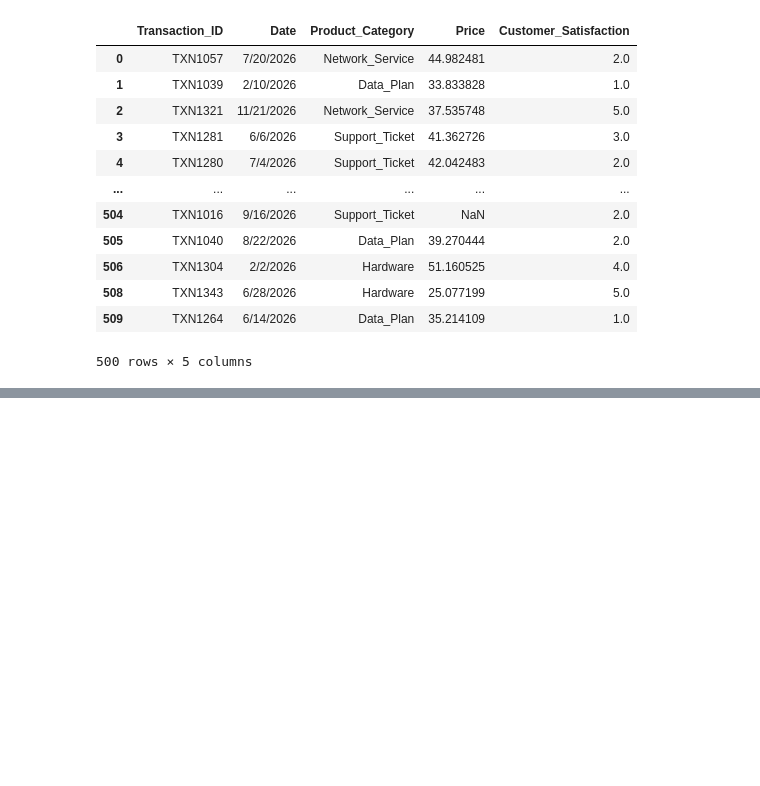
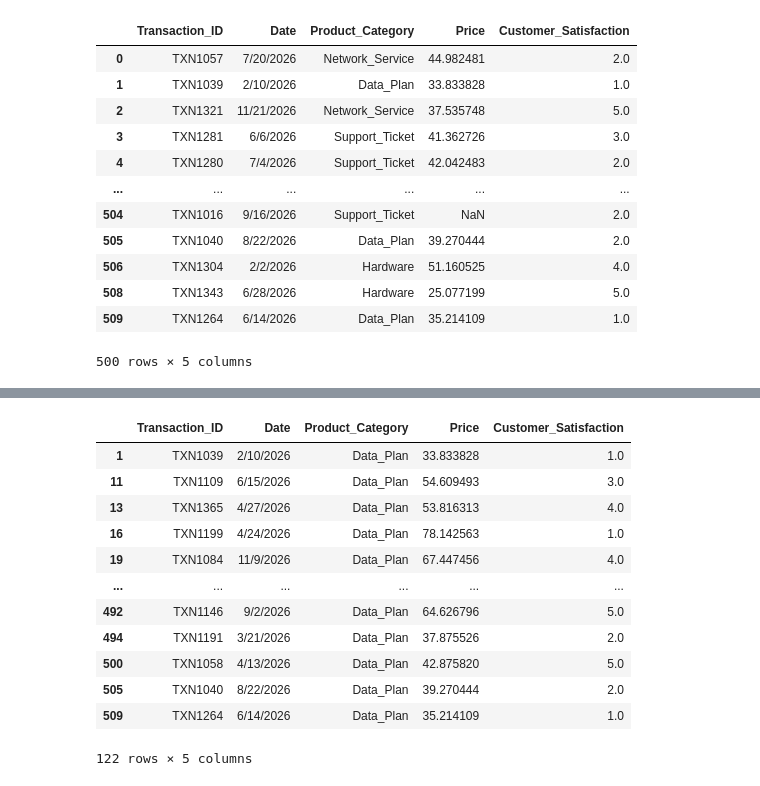
Before and after one commit to Jayeshvadje/Ml_Learning, a Jupyter notebook: Week3_Feature_Engineering/Data Preprocessing.ipynb, the cells around one changed output, grey strips where cells are left out. Drawn from its saved outputs; the diff is of its cells as text; code cells hidden in the pictures; blank space fills up the shorter version.

```diff
--- a/Week3_Feature_Engineering/Data Preprocessing.ipynb
+++ b/Week3_Feature_Engineering/Data Preprocessing.ipynb
@@ -116,0 +164,16 @@ df
+# %%
+df[df["Product_Category"]=="Data_Plan"]
+# %% [output]
+|  | Transaction_ID | Date | Product_Category | Price | Customer_Satisfaction |
+| 1 | TXN1039 | 2/10/2026 | Data_Plan | 33.833828 | 1.0 |
+| 11 | TXN1109 | 6/15/2026 | Data_Plan | 54.609493 | 3.0 |
+| 13 | TXN1365 | 4/27/2026 | Data_Plan | 53.816313 | 4.0 |
+| 16 | TXN1199 | 4/24/2026 | Data_Plan | 78.142563 | 1.0 |
+| 19 | TXN1084 | 11/9/2026 | Data_Plan | 67.447456 | 4.0 |
+| ... | ... | ... | ... | ... | ... |
+| 492 | TXN1146 | 9/2/2026 | Data_Plan | 64.626796 | 5.0 |
+| 494 | TXN1191 | 3/21/2026 | Data_Plan | 37.875526 | 2.0 |
+| 500 | TXN1058 | 4/13/2026 | Data_Plan | 42.875820 | 5.0 |
+| 505 | TXN1040 | 8/22/2026 | Data_Plan | 39.270444 | 2.0 |
+| 509 | TXN1264 | 6/14/2026 | Data_Plan | 35.214109 | 1.0 |
+122 rows × 5 columns
```
Also changed, not shown: parts of 19 cells of this notebook.
